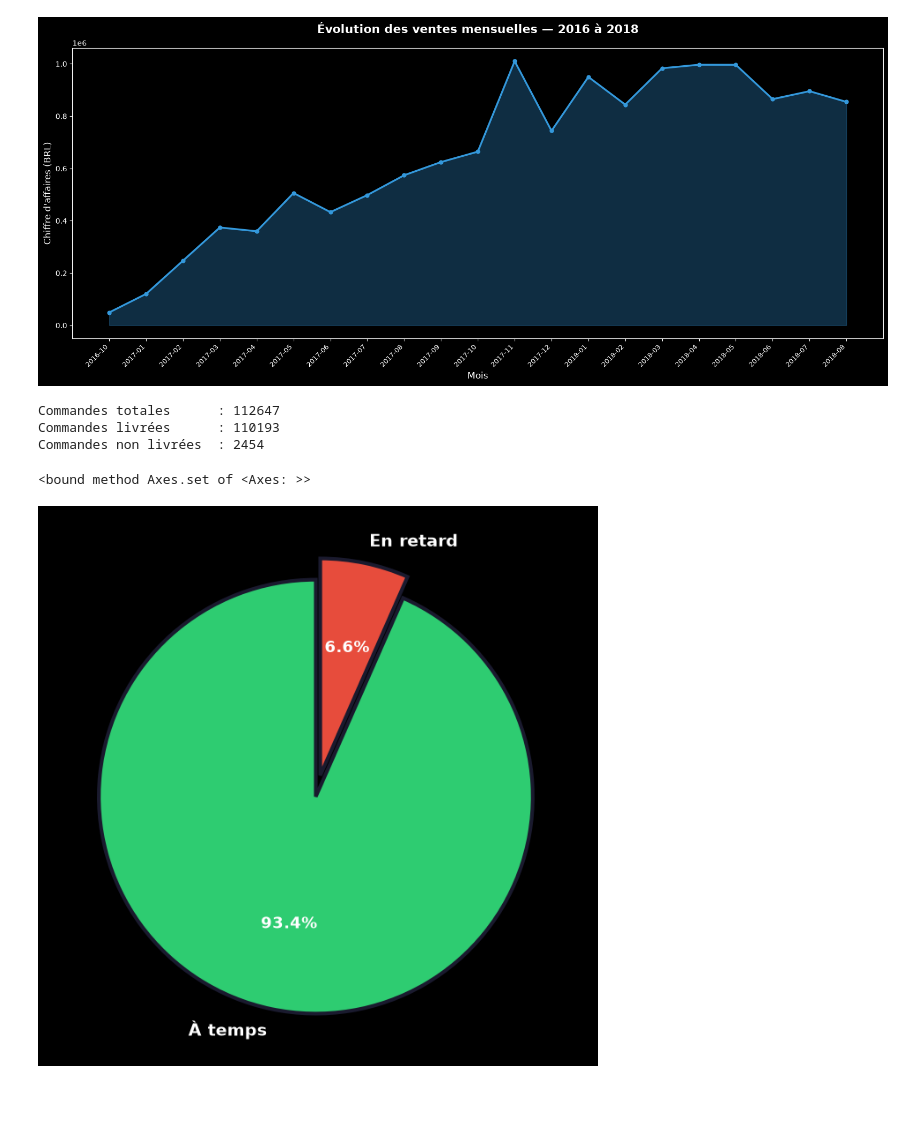
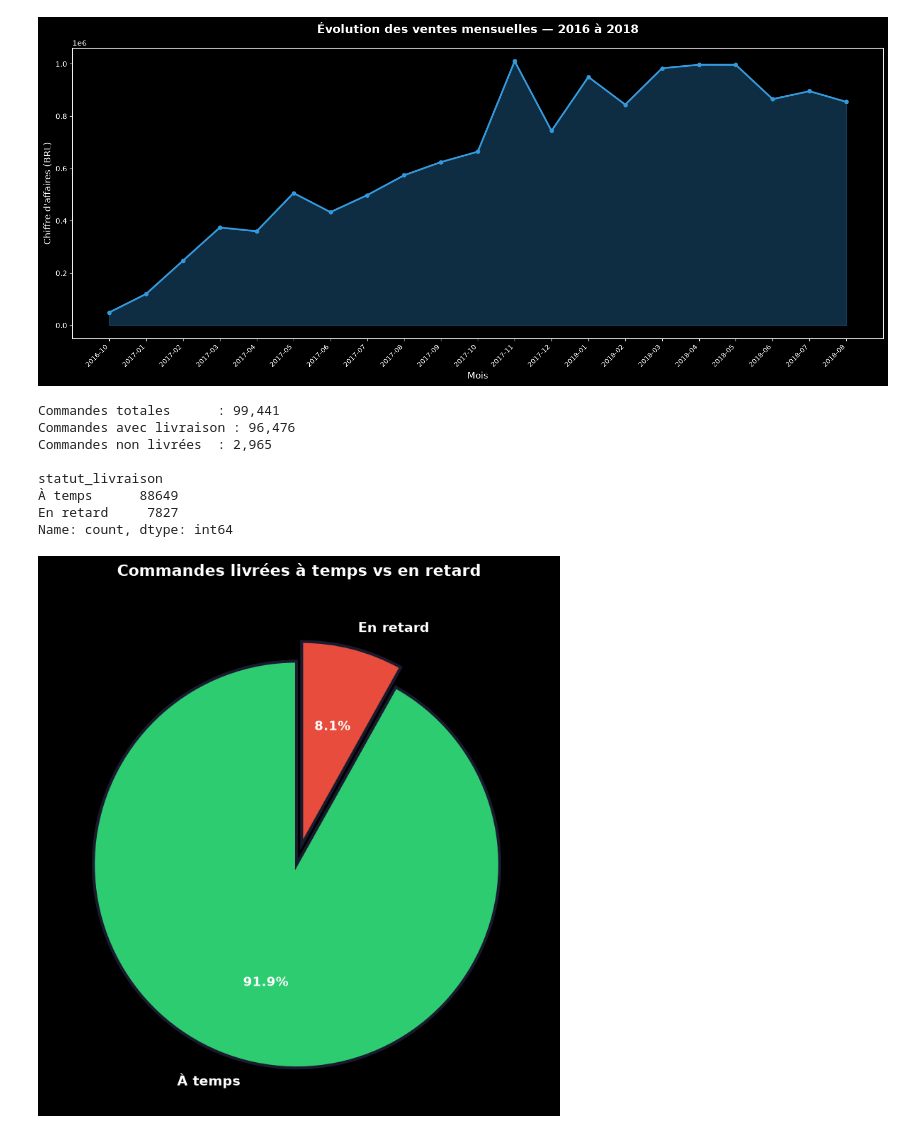
Before and after one commit to Jinbe328/ecommerce-analysis, a Jupyter notebook: ecommerce-analysis-v2.ipynb, the cells around one changed output. Cells and saved outputs as stored; diff of their text form; code cells hidden in the pictures; blank space fills up the shorter version.

Commit message:
Correction analyse livraisons - total_seconds() aligné avec SQL

```diff
--- a/ecommerce-analysis-v2.ipynb
+++ b/ecommerce-analysis-v2.ipynb
@@ -150,50 +150,59 @@ plt.show()
 [figure]
 # %%
 # --- ANALYSE 5 : DÉLAIS DE LIVRAISON ---
-# Correction : on filtre les NaN (commandes jamais livrées)
-df3_livraisons = df3.dropna(subset=['order_delivered_customer_date'])
+# Correction : calcul directement sur orders sans merge
+# Utilisation de total_seconds() pour inclure les heures comme SQL
 
-print(f"Commandes totales      : {df3.shape[0]}")
-print(f"Commandes livrées      : {df3_livraisons.shape[0]}")
-print(f"Commandes non livrées  : {df3.shape[0] - df3_livraisons.shape[0]}")
+orders_livres = orders[orders['order_delivered_customer_date'].notna()].copy()
 
-df3_livraisons['order_delivered_customer_date'] = pd.to_datetime(df3_livraisons['order_delivered_customer_date'])
-df3_livraisons['order_estimated_delivery_date'] = pd.to_datetime(df3_livraisons['order_estimated_delivery_date'])
+print(f"Commandes totales      : {orders.shape[0]:,}")
+print(f"Commandes avec livraison : {orders_livres.shape[0]:,}")
+print(f"Commandes non livrées  : {orders.shape[0] - orders_livres.shape[0]:,}")
 
-df3_livraisons['delai_retard'] = (df3_livraisons['order_delivered_customer_date'] - df3_livraisons['order_estimated_delivery_date']).dt.days
-df3_livraisons['statut_livraison'] = df3_livraisons['delai_retard'].apply(lambda x: 'En retard' if x > 0 else 'À temps')
+orders_livres['order_delivered_customer_date'] = pd.to_datetime(orders_livres['order_delivered_customer_date'])
+orders_livres['order_estimated_delivery_date'] = pd.to_datetime(orders_livres['order_estimated_delivery_date'])
 
-statuts_livraison = df3_livraisons['statut_livraison'].value_counts()
+orders_livres['delai_retard'] = (orders_livres['order_delivered_customer_date'] - orders_livres['order_estimated_delivery_date']).dt.total_seconds()
+orders_livres['statut_livraison'] = orders_livres['delai_retard'].apply(lambda x: 'En retard' if x > 0 else 'À temps')
+
+statuts_livraison = orders_livres['statut_livraison'].value_counts()
+print(f"\n{statuts_livraison}")
 
 plt.style.use('dark_background')
 fig, ax = plt.subplots(figsize=(8, 8))
 
 wedges, texts, autotexts = ax.pie(
     statuts_livraison.values,
     labels=statuts_livraison.index,
     autopct='%1.1f%%',
     colors=['#2ecc71', '#e74c3c'],
     startangle=90,
     explode=(0.05, 0.05),
     wedgeprops={'linewidth': 3, 'edgecolor': '#1a1a2e'}
 )
 
 for text in texts:
     text.set_fontsize(14)
     text.set_fontweight('bold')
 
 for autotext in autotexts:
     autotext.set_fontsize(13)
     autotext.set_color('white')
     autotext.set_fontweight('bold')
 
-ax.set
+ax.set_title('Commandes livrées à temps vs en retard', fontsize=16, fontweight='bold', pad=25)
+plt.tight_layout()
+plt.show()
 # %% [output]
-Commandes totales      : 112647
-Commandes livrées      : 110193
-Commandes non livrées  : 2454
+Commandes totales      : 99,441
+Commandes avec livraison : 96,476
+Commandes non livrées  : 2,965
+
+statut_livraison
+À temps      88649
+En retard     7827
+Name: count, dtype: int64
-<bound method Axes.set of <Axes: >>
-[figure, old version]
+[figure, new version]
 # %%
 # --- CONCLUSIONS ---
 print("=" * 50)
```
Also changed, not shown: parts of 1 cell of this notebook.
